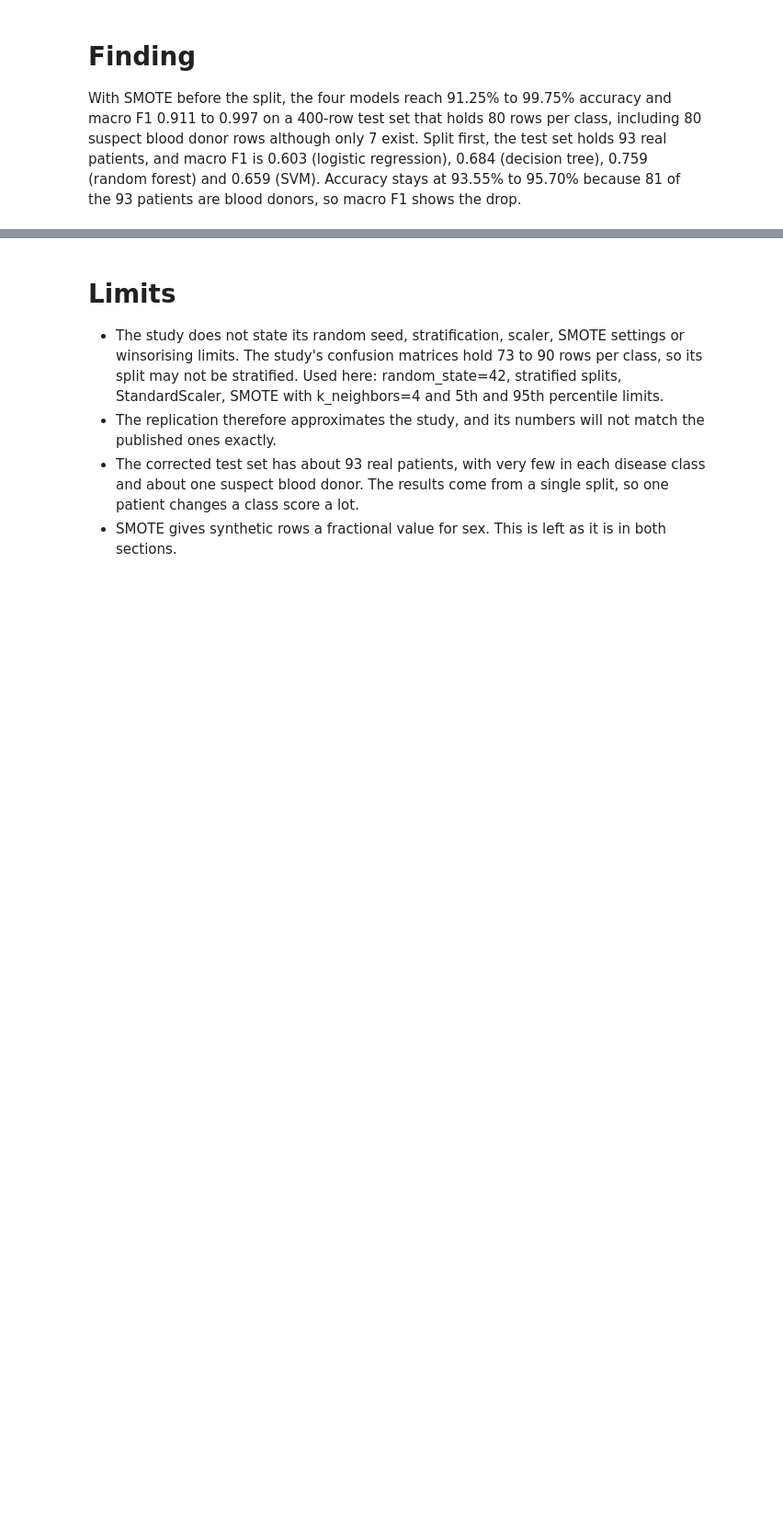
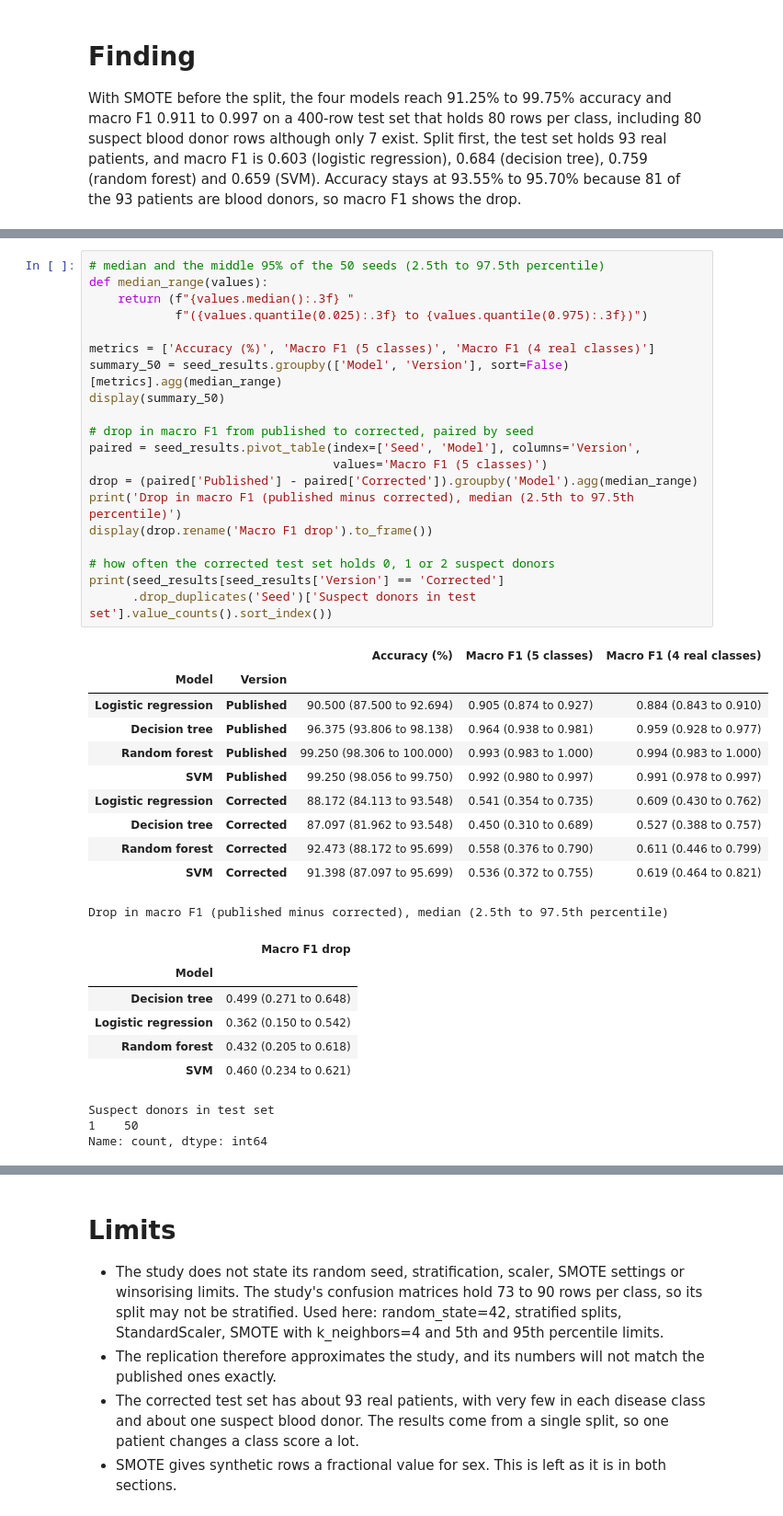
Before and after one commit to omaralhajjaj4-star/hcv-ML-DS-project, a Jupyter notebook: data_leakage.ipynb, the cells around one changed output, grey strips where cells are left out. Shown at 92% size. Drawn from its saved outputs; the diff is of its cells as text; blank space fills up the shorter version.

```diff
--- a/data_leakage.ipynb
+++ b/data_leakage.ipynb
@@ -325,0 +400,41 @@ With SMOTE before the split, the four models reach 91.25% to 99.75% accuracy and
+# %%
+# median and the middle 95% of the 50 seeds (2.5th to 97.5th percentile)
+def median_range(values):
+    return (f"{values.median():.3f} "
+            f"({values.quantile(0.025):.3f} to {values.quantile(0.975):.3f})")
+
+metrics = ['Accuracy (%)', 'Macro F1 (5 classes)', 'Macro F1 (4 real classes)']
+summary_50 = seed_results.groupby(['Model', 'Version'], sort=False)[metrics].agg(median_range)
+display(summary_50)
+
+# drop in macro F1 from published to corrected, paired by seed
+paired = seed_results.pivot_table(index=['Seed', 'Model'], columns='Version',
+                                  values='Macro F1 (5 classes)')
+drop = (paired['Published'] - paired['Corrected']).groupby('Model').agg(median_range)
+print('Drop in macro F1 (published minus corrected), median (2.5th to 97.5th percentile)')
+display(drop.rename('Macro F1 drop').to_frame())
+
+# how often the corrected test set holds 0, 1 or 2 suspect donors
+print(seed_results[seed_results['Version'] == 'Corrected']
+      .drop_duplicates('Seed')['Suspect donors in test set'].value_counts().sort_index())
+# %% [output]
+|  |  | Accuracy (%) | Macro F1 (5 classes) | Macro F1 (4 real classes) |
+| Model | Version |  |  |  |
+| Logistic regression | Published | 90.500 (87.500 to 92.694) | 0.905 (0.874 to 0.927) | 0.884 (0.843 to 0.910) |
+| Decision tree | Published | 96.375 (93.806 to 98.138) | 0.964 (0.938 to 0.981) | 0.959 (0.928 to 0.977) |
+| Random forest | Published | 99.250 (98.306 to 100.000) | 0.993 (0.983 to 1.000) | 0.994 (0.983 to 1.000) |
+| SVM | Published | 99.250 (98.056 to 99.750) | 0.992 (0.980 to 0.997) | 0.991 (0.978 to 0.997) |
+| Logistic regression | Corrected | 88.172 (84.113 to 93.548) | 0.541 (0.354 to 0.735) | 0.609 (0.430 to 0.762) |
+| Decision tree | Corrected | 87.097 (81.962 to 93.548) | 0.450 (0.310 to 0.689) | 0.527 (0.388 to 0.757) |
+| Random forest | Corrected | 92.473 (88.172 to 95.699) | 0.558 (0.376 to 0.790) | 0.611 (0.446 to 0.799) |
+| SVM | Corrected | 91.398 (87.097 to 95.699) | 0.536 (0.372 to 0.755) | 0.619 (0.464 to 0.821) |
+Drop in macro F1 (published minus corrected), median (2.5th to 97.5th percentile)
+|  | Macro F1 drop |
+| Model |  |
+| Decision tree | 0.499 (0.271 to 0.648) |
+| Logistic regression | 0.362 (0.150 to 0.542) |
+| Random forest | 0.432 (0.205 to 0.618) |
+| SVM | 0.460 (0.234 to 0.621) |
+Suspect donors in test set
+1    50
+Name: count, dtype: int64
```
Also changed, not shown: parts of 6 cells of this notebook, 4 other files.
